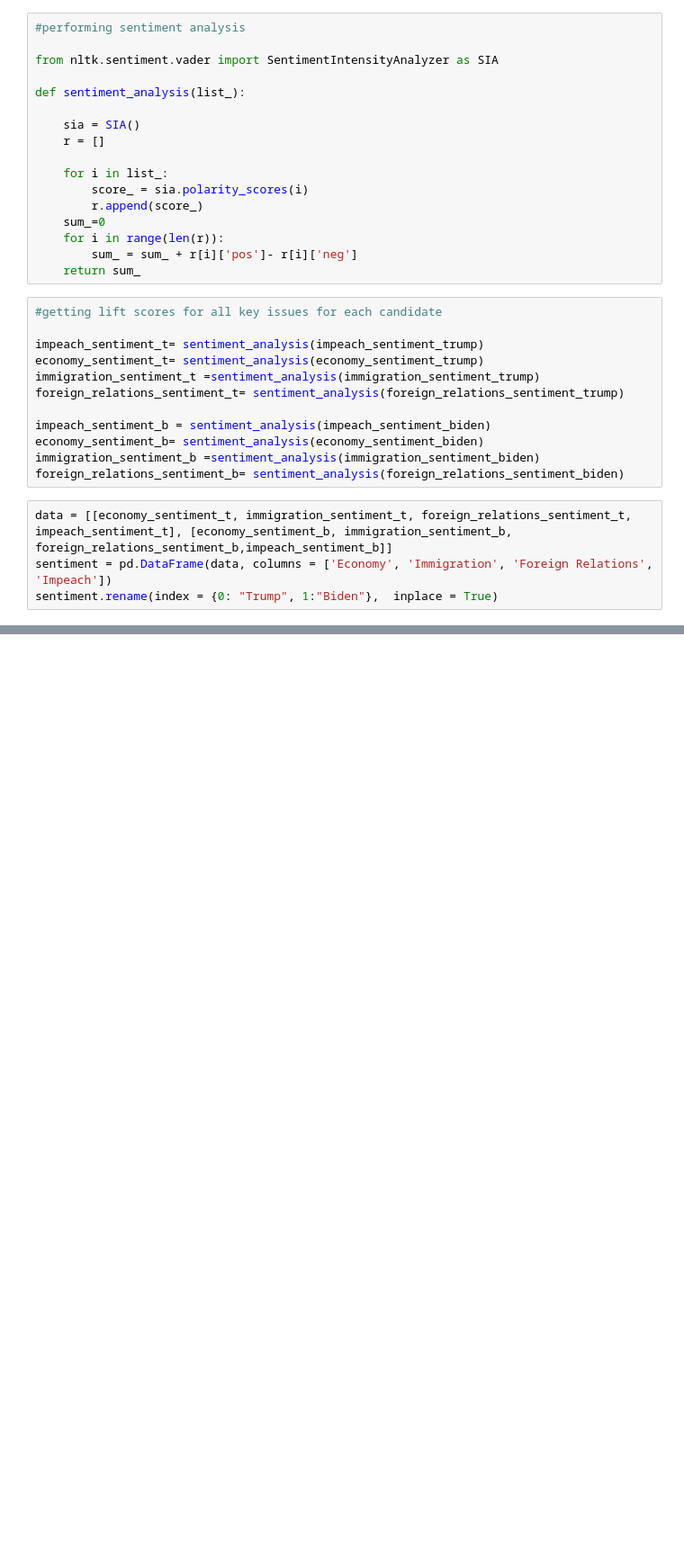
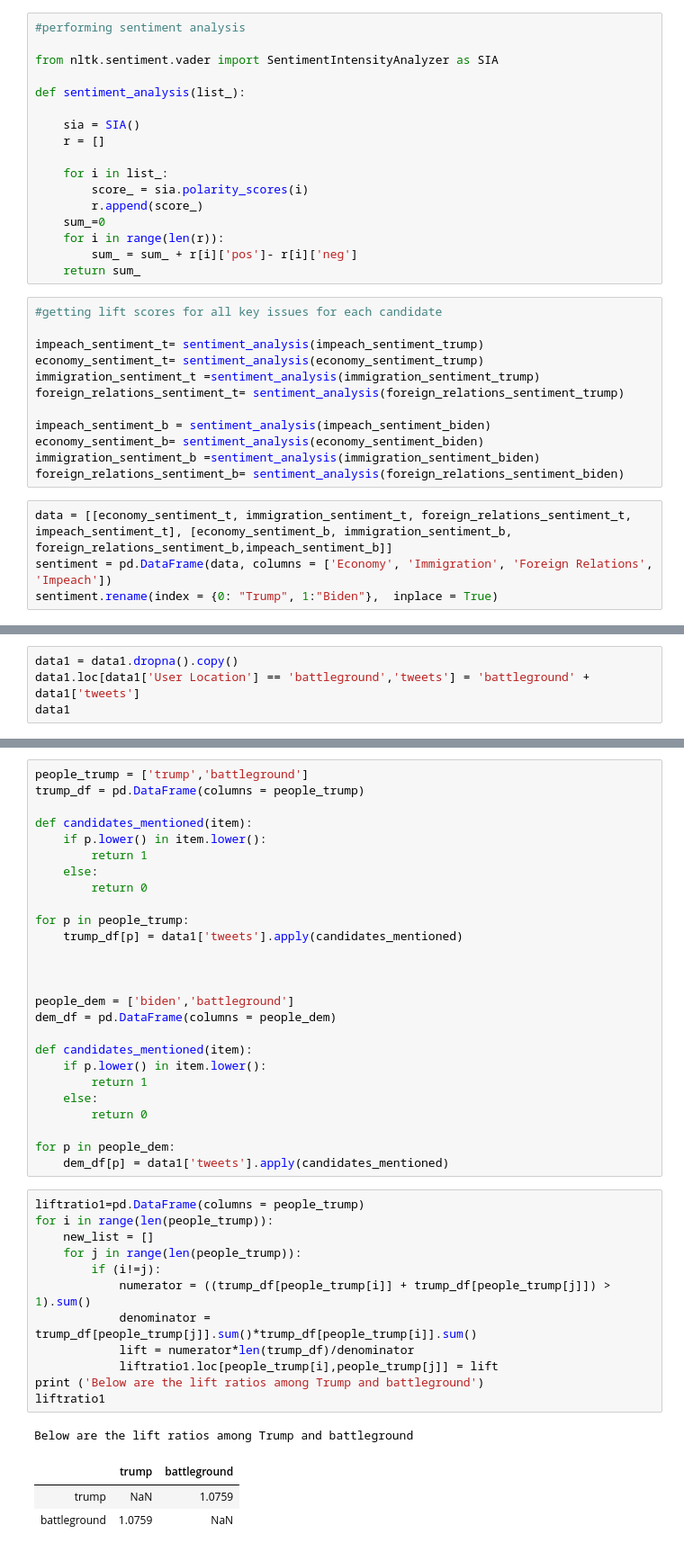
Before and after one commit to VrindaSharma-1/trump-biden, a Jupyter notebook: Assignment2.ipynb, the cells around one changed output, grey strips where cells are left out. Shown: that part at 90% size. Cells and saved outputs as stored; diff of their text form; blank space fills up the shorter version.

```diff
--- a/Assignment2.ipynb
+++ b/Assignment2.ipynb
@@ -263,0 +334,4 @@ sentiment
+# %%
+data1 = data1.dropna().copy()
+data1.loc[data1['User Location'] == 'battleground','tweets'] = 'battleground' + data1['tweets']
+data1
@@ -263,0 +352,43 @@ sentiment
+# %%
+people_trump = ['trump','battleground']
+trump_df = pd.DataFrame(columns = people_trump)
+
+def candidates_mentioned(item):
+    if p.lower() in item.lower():
+        return 1
+    else:
+        return 0
+
+for p in people_trump:
+    trump_df[p] = data1['tweets'].apply(candidates_mentioned)
+
+
+
+people_dem = ['biden','battleground']
+dem_df = pd.DataFrame(columns = people_dem)
+
+def candidates_mentioned(item):
+    if p.lower() in item.lower():
+        return 1
+    else:
+        return 0
+
+for p in people_dem:
+    dem_df[p] = data1['tweets'].apply(candidates_mentioned)
+# %%
+liftratio1=pd.DataFrame(columns = people_trump)
+for i in range(len(people_trump)):
+    new_list = []
+    for j in range(len(people_trump)):
+        if (i!=j):
+            numerator = ((trump_df[people_trump[i]] + trump_df[people_trump[j]]) > 1).sum()
+            denominator = trump_df[people_trump[j]].sum()*trump_df[people_trump[i]].sum()
+            lift = numerator*len(trump_df)/denominator
+            liftratio1.loc[people_trump[i],people_trump[j]] = lift
+print ('Below are the lift ratios among Trump and battleground')
+liftratio1
+# %% [output]
+Below are the lift ratios among Trump and battleground
+|  | trump | battleground |
+| trump | NaN | 1.0759 |
+| battleground | 1.0759 | NaN |
```
Also changed, not shown: parts of 23 cells of this notebook.
